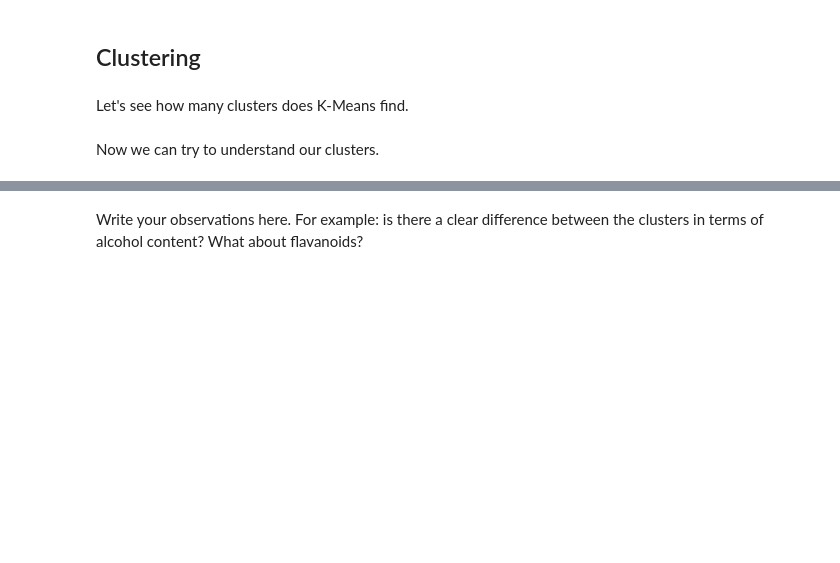
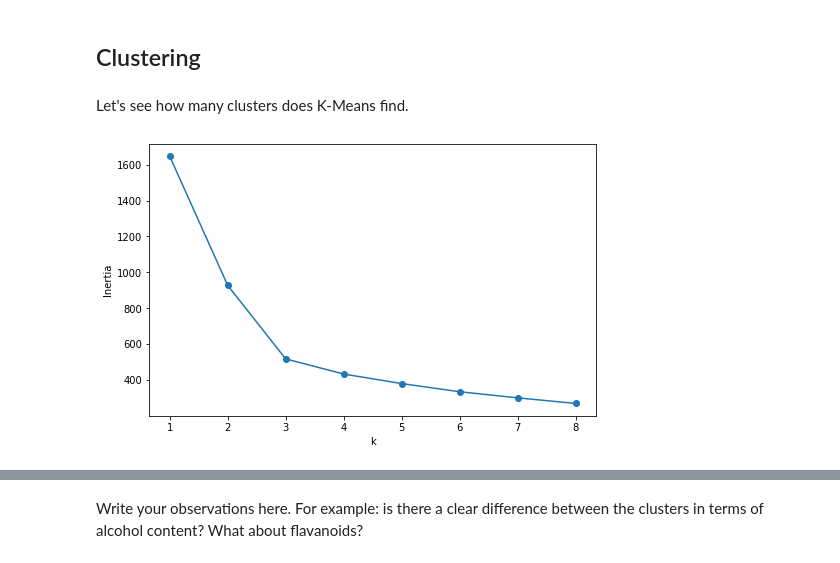
Before and after one commit to PauMarquez99/DataScience-CE888, a Jupyter notebook: Lab5/lab_exploration.ipynb, the cells around one changed output, grey strips where cells are left out. Drawn from its saved outputs; the diff is of its cells as text; code cells hidden in the pictures; blank space fills up the shorter version.

```diff
--- a/Lab5/lab_exploration.ipynb
+++ b/Lab5/lab_exploration.ipynb
@@ -182,5 +187,12 @@ pca.explained_variance_ratio_.cumsum()
 Let's see how many clusters does K-Means find.
 # %%
 # Use the elbow method to select the number of clusters in your data using 3 PCs.
-
+pca_t, pca = std_pca(df, 3)
+inertias, sil = [], []
+for k in range(1, 9):
+    kmeans = KMeans(n_clusters=k)
+    y_pred = kmeans.fit_predict(pca_t)
+    inertias.append(kmeans.inertia_)
+    if k > 1:
+        sil.append(silhouette_score(pca_t, y_pred))
 # YOUR CODE HERE
@@ -195,2 +198,0 @@ Let's see how many clusters does K-Means find.
-# %% [markdown]
-Now we can try to understand our clusters.
@@ -205,0 +199,9 @@ Now we can try to understand our clusters.
+# %%
+plt.figure(figsize=(8,5))
+plt.plot(range(1, 9), inertias, 'o-')
+plt.xlabel('k')
+plt.ylabel('Inertia')
+plt.savefig('elbow_moons.pdf', dpi=300)
+plt.show()
+# %% [output]
+[figure, added]
```
Also changed, not shown: parts of 10 cells of this notebook, 3 other files.
